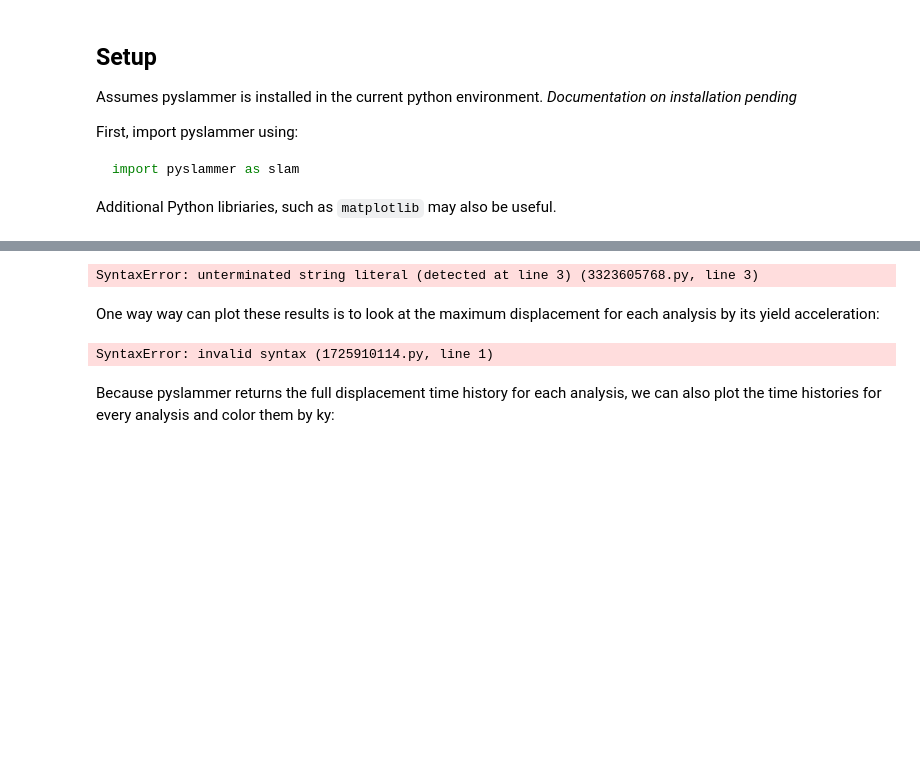
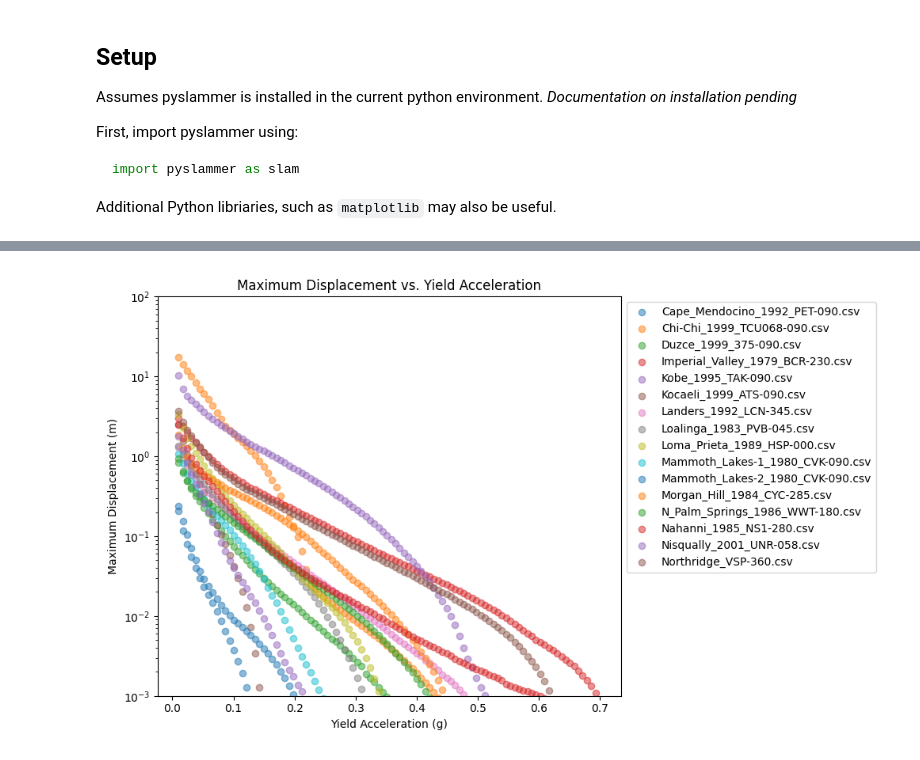
Before and after one commit to pySLAMMER/pySLAMMER, a Jupyter notebook: demos/batch_demo.ipynb, the cells around one changed output, grey strips where cells are left out. Saved outputs shown, nothing was run; the diff lists cells and outputs as text; code cells hidden in the pictures; blank space fills up the shorter version.

```diff
--- a/demos/batch_demo.ipynb
+++ b/demos/batch_demo.ipynb
@@ -72,27 +47,0 @@ But soon, we'll have a small suite of recorded ground motions whose results can
-# %%
-kys = np.linspace(0.01,0.7,100)
-sgms = slam.sample_ground_motions()
-histories = {sgm:slam.csv_time_hist(f'../pyslammer/sample_ground_motions/{sgm}') for sgm in sgms}
-# tHist = slam.csv_time_hist('sample_ground_motions/Northridge_VSP-360.csv')
-
-
-output = {}
-
-# TODO: suppress printing displacement by default
-# for ky in kys:
-#     result = slam.SlidingBlockAnalysis(tHist, ky)
-#     output[ky] = {"d_max": result.max_sliding_disp, "time":result.time, "disp": result.sliding_disp}
-
-ky = 0.2
-for sgm, hist in histories.items():
-    result = slam.SlidingBlockAnalysis(hist, ky)
-    output[sgm] = {"d_max": result.max_sliding_disp, "time":result.time, "disp": result.sliding_disp}
-
-# convert the output to a pandas dataframe
-df = pd.DataFrame.from_dict(output,orient='index')
-df = df.reset_index()
-df = df.rename(columns={df.columns[0]: "hist"})
-# %% [output]
-SyntaxError: unterminated string literal (detected at line 3) (3323605768.py, line 3)
-# %% [markdown]
-One way way can plot these results is to look at the maximum displacement for each analysis by its yield acceleration:
@@ -98,0 +54,7 @@ One way way can plot these results is to look at the maximum displacement for ea
+# %%
+run = 0
+for ky in kys:
+    for sgm, hist in histories.items():
+        result = slam.SlidingBlockAnalysis(hist, ky)
+        output[run] = {"motion":sgm, "ky":ky, "d_max": result.max_sliding_disp, "time":result.time, "disp": result.sliding_disp}
+        run += 1
@@ -99,12 +64,18 @@ One way way can plot these results is to look at the maximum displacement for ea
 # %%
+plt.close('all')
 fig, ax = plt.subplots()
-ax.plot(df["hist"],df["d_max"])
+fig.set_size_inches(10,6)
+for key, grp in df.groupby(['motion']):
+    ax.scatter(grp["ky"], grp["d_max"], label=key[0], alpha=0.5)
+ax.legend(loc='upper left', bbox_to_anchor=(1, 1))
+ax.set_yscale('log')
+ax.set_ylim(1e-3,1e2)
 ax.set_xlabel('Yield Acceleration (g)')
 ax.set_ylabel('Maximum Displacement (m)')
 ax.set_title('Maximum Displacement vs. Yield Acceleration')
+
+plt.tight_layout()
 plt.show()
 # %% [output]
-SyntaxError: invalid syntax (1725910114.py, line 1)
+[figure, added]
-# %% [markdown]
-Because pyslammer returns the full displacement time history for each analysis, we can also plot the time histories for every analysis and color them by ky:
 # %%
```
Also changed, not shown: parts of 9 cells of this notebook, 5 other files.
